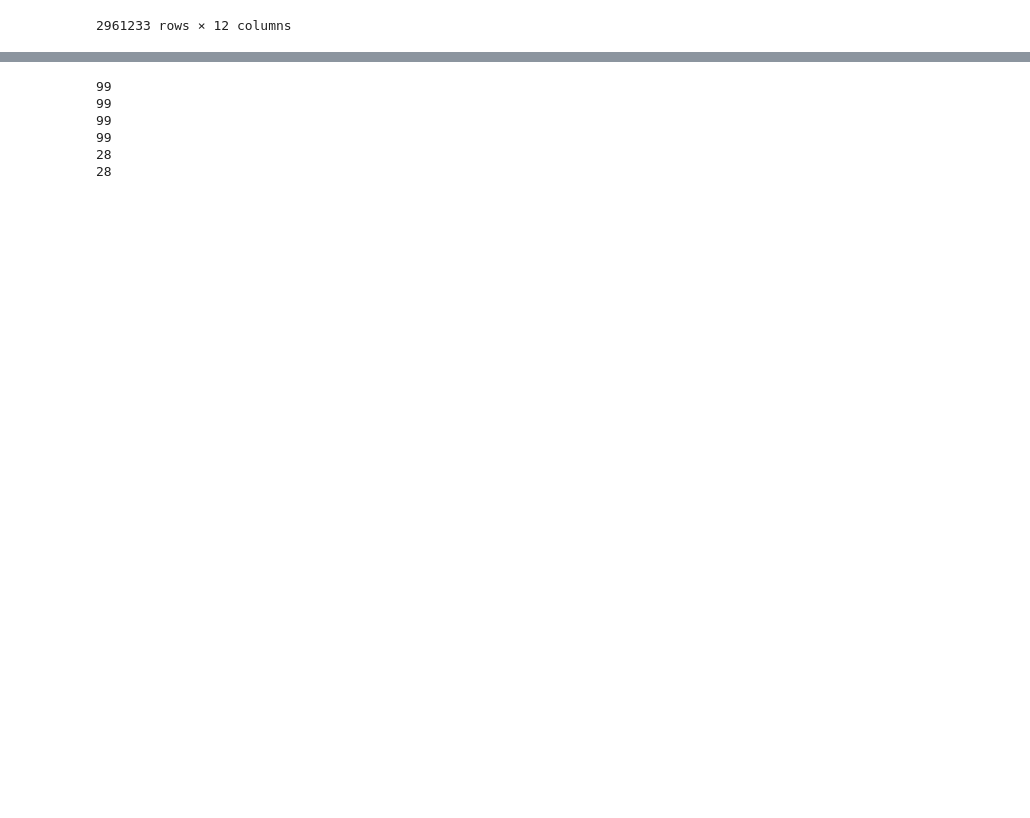
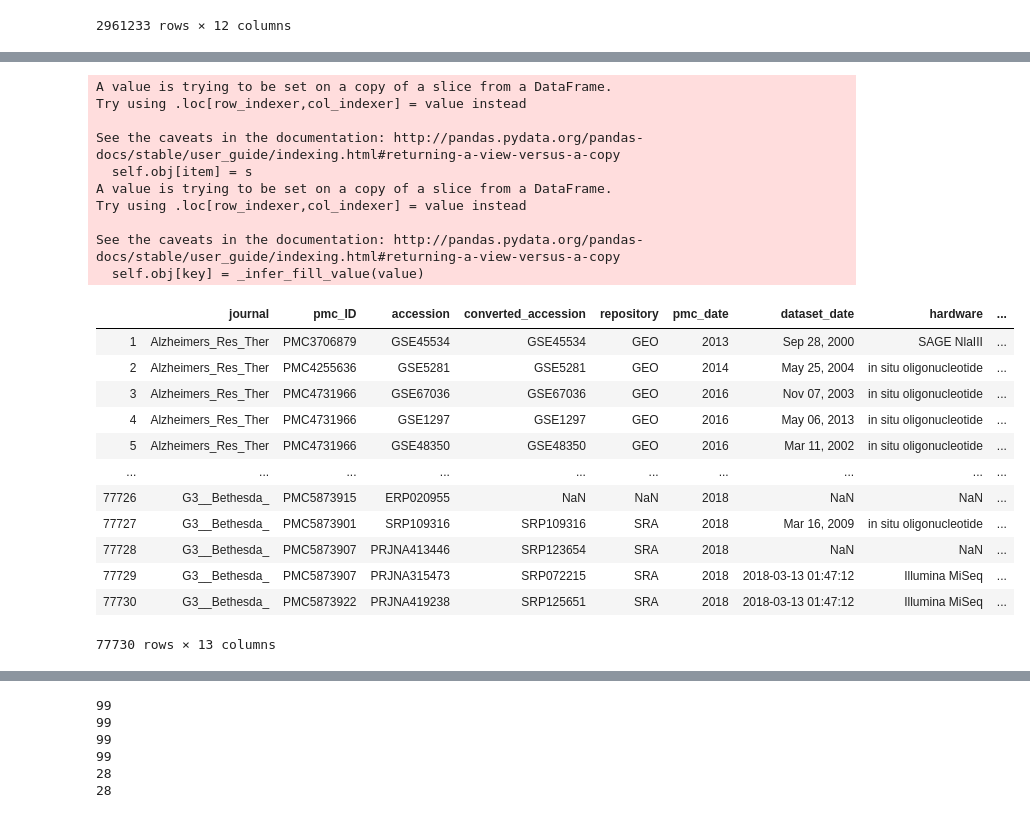
Before and after one commit to smangul1/data_reusability, a Jupyter notebook: jupyter_notebooks/Clean_Accessions.ipynb, the cells around one changed output, grey strips where cells are left out. Saved outputs shown, nothing was run; the diff lists cells and outputs as text; code cells hidden in the pictures; blank space fills up the shorter version.

Commit message:
added factors

```diff
--- a/jupyter_notebooks/Clean_Accessions.ipynb
+++ b/jupyter_notebooks/Clean_Accessions.ipynb
@@ -344,0 +286,7 @@ pmcData
+# %%
+# add column for paper publish date
+
+pmc_dates = pd.read_csv('../data_lists/postFilterDates.txt')
+
+pmcData.loc[:,'pmc_date'] = pmc_dates['date'].tolist()
+pmcData
@@ -379,10 +411,22 @@ for acc in pmcData['converted_accession']:
         access.append('NaN')
 
 
-# for reference, amt. of rows in pmcData
-print(len(pmcData['journal']))
+# # for reference, amt. of rows in pmcData
+# print(len(pmcData['journal']))
 
-# amt of items in each potential column
-for i in [ds_date, hardware, lib_type, species, tput, readLength, access]:
-    print(len(i))
+# # amt of items in each potential column
+# for i in [ds_date, hardware, lib_type, species, tput, readLength, access]:
+#     print(len(i))
+
+pmcData.loc[:,'dataset_date'] = ds_date
+pmcData.loc[:,'hardware'] = hardware
+pmcData.loc[:,'library_type'] = lib_type
+pmcData.loc[:,'species'] = species
+pmcData.loc[:,'throughput'] = tput
+pmcData.loc[:,'avg_readLength'] = readLength
+pmcData.loc[:,'access_restrictions'] = access
+
+pmcData
+
+pmcData.to_csv('pmcFactorMatrix.csv')
 # %% [output]
@@ -397,3 +474,39 @@ for i in [ds_date, hardware, lib_type, species, tput, readLength, access]:
+# %%
+foo = pmcData.iloc[1:77731]
+
+foo.loc[:,'dataset_date'] = ds_date
+foo.loc[:,'hardware'] = hardware
+foo.loc[:,'library_type'] = lib_type
+foo.loc[:,'species'] = species
+foo.loc[:,'throughput'] = tput
+foo.loc[:,'avg_readLength'] = readLength
+foo.loc[:,'access_restrictions'] = access
+
+foo
+# %% [output]
+A value is trying to be set on a copy of a slice from a DataFrame.
+Try using .loc[row_indexer,col_indexer] = value instead
+
+See the caveats in the documentation: http://pandas.pydata.org/pandas-docs/stable/user_guide/indexing.html#returning-a-view-versus-a-copy
+  self.obj[item] = s
+A value is trying to be set on a copy of a slice from a DataFrame.
+Try using .loc[row_indexer,col_indexer] = value instead
+
+See the caveats in the documentation: http://pandas.pydata.org/pandas-docs/stable/user_guide/indexing.html#returning-a-view-versus-a-copy
+  self.obj[key] = _infer_fill_value(value)
+|  | journal | pmc_ID | accession | converted_accession | repository | pmc_date | dataset_date | hardware | ... |
+| 1 | Alzheimers_Res_Ther | PMC3706879 | GSE45534 | GSE45534 | GEO | 2013 | Sep 28, 2000 | SAGE NlaIII | ... |
+| 2 | Alzheimers_Res_Ther | PMC4255636 | GSE5281 | GSE5281 | GEO | 2014 | May 25, 2004 | in situ oligonucleotide | ... |
+| 3 | Alzheimers_Res_Ther | PMC4731966 | GSE67036 | GSE67036 | GEO | 2016 | Nov 07, 2003 | in situ oligonucleotide | ... |
+| 4 | Alzheimers_Res_Ther | PMC4731966 | GSE1297 | GSE1297 | GEO | 2016 | May 06, 2013 | in situ oligonucleotide | ... |
+| 5 | Alzheimers_Res_Ther | PMC4731966 | GSE48350 | GSE48350 | GEO | 2016 | Mar 11, 2002 | in situ oligonucleotide | ... |
+| ... | ... | ... | ... | ... | ... | ... | ... | ... | ... |
+| 77726 | G3__Bethesda_ | PMC5873915 | ERP020955 | NaN | NaN | 2018 | NaN | NaN | ... |
+| 77727 | G3__Bethesda_ | PMC5873901 | SRP109316 | SRP109316 | SRA | 2018 | Mar 16, 2009 | in situ oligonucleotide | ... |
+| 77728 | G3__Bethesda_ | PMC5873907 | PRJNA413446 | SRP123654 | SRA | 2018 | NaN | NaN | ... |
+| 77729 | G3__Bethesda_ | PMC5873907 | PRJNA315473 | SRP072215 | SRA | 2018 | 2018-03-13 01:47:12 | Illumina MiSeq | ... |
+| 77730 | G3__Bethesda_ | PMC5873922 | PRJNA419238 | SRP125651 | SRA | 2018 | 2018-03-13 01:47:12 | Illumina MiSeq | ... |
+77730 rows × 13 columns
 # %%
 pmcData.loc[:,'dataset_date'] = ds_date
 pmcData.loc[:,'hardware'] = hardware
```
Also changed, not shown: parts of 13 cells of this notebook, 2 other files.
